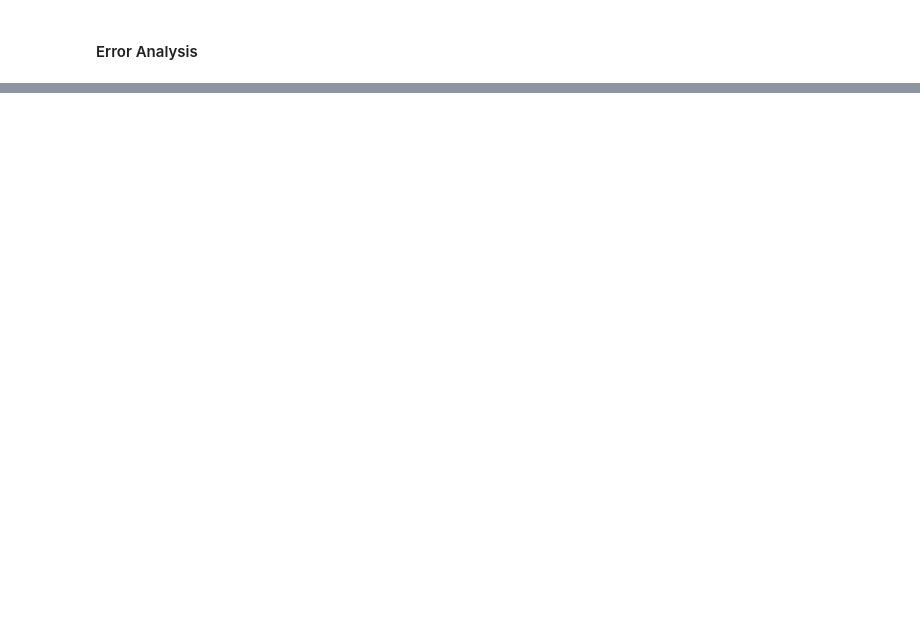
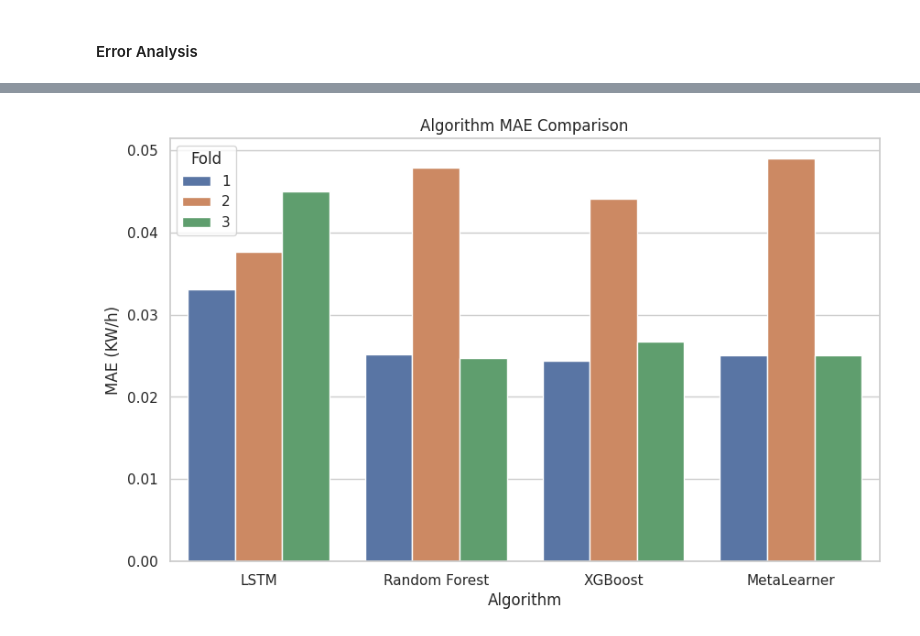
Before and after one commit to jimba10/new, a Jupyter notebook: Copy_of_Copy_1of_LondonEnergyUsage.ipynb, the cells around one changed output, grey strips where cells are left out. Saved outputs shown, nothing was run; the diff lists cells and outputs as text; code cells hidden in the pictures; blank space fills up the shorter version.

```diff
--- a/Copy_of_Copy_1of_LondonEnergyUsage.ipynb
+++ b/Copy_of_Copy_1of_LondonEnergyUsage.ipynb
@@ -455,7 +458,7 @@ def train_lstm_model(X_train, y_train, X_test):
     lstm_model.add(LSTM(units=50, input_shape=(X_train.shape[1], 1)))
     lstm_model.add(Dense(units=1))
     lstm_model.compile(optimizer='adam', loss='mse')
-    lstm_model.fit(X_train, y_train, epochs=5, batch_size=32, verbose=1)
+    lstm_model.fit(X_train, y_train, epochs=3, batch_size=32, verbose=1)
     lstm_preds_tr = lstm_model.predict(X_train)
     lstm_preds = lstm_model.predict(X_test)
     return lstm_preds, lstm_preds_tr
@@ -486,7 +489,8 @@ def train_meta_learner(lstm_preds, lstm_preds_tr, rf_preds, rf_preds_tr, gbm_pre
 # Calculate performance metrics
 def calculate_performance_metrics(y_true, y_preds):
     mse = mean_squared_error(y_true, y_preds, squared=False)
-    return mse
+    mae = mean_absolute_error(y_true, y_preds)
+    return mse, mae
 # %%
 all_lstm_preds = []
 lstm_mse_scores = []
@@ -548,6 +566,7 @@ Random Forest model...
 # %% [markdown]
 #### Error Analysis
 # %%
+
 result = {}
 result['LSTM'] = lstm_mse_scores
 result['Random Forest'] = rf_mse_scores
@@ -563,5 +582,21 @@ for fold in range(1, len(result)):
     dic['Fold'] = fold
     data.append(dic)
 result_score_df = pd.DataFrame(data)
+
+result = {}
+result['LSTM'] = lstm_mae_scores
+result['Random Forest'] = rf_mae_scores
+result['XGBoost'] = gbm_mae_scores
+result['MetaLearner'] = stacked_mae_scores
+data = []
+
+for fold in range(1, len(result)):
+  for key, values in result.items():
+    dic = {}
+    dic['Algorithm'] = key
+    dic['MAE'] = values[fold-1]
+    dic['Fold'] = fold
+    data.append(dic)
+result_score_df1 = pd.DataFrame(data)
 # %%
 result_score_df
@@ -575,3 +628,12 @@ plt.show()
+# %%
+plt.figure(figsize=(10, 6))
+sns.barplot(x='Algorithm', y='MAE', hue='Fold', data=result_score_df1)
+plt.xlabel('Algorithm')
+plt.ylabel('MAE (KW/h)')
+plt.title('Algorithm MAE Comparison')
+plt.show()
+# %% [output]
+[figure, added]
 # %%
 plt.figure(figsize=(10, 6))
 sns.barplot(x='Algorithm', y='RMSE', hue='Fold', data=result_score_df[result_score_df['Algorithm']!='LSTM'])
```
Also changed, not shown: parts of 17 cells of this notebook.
